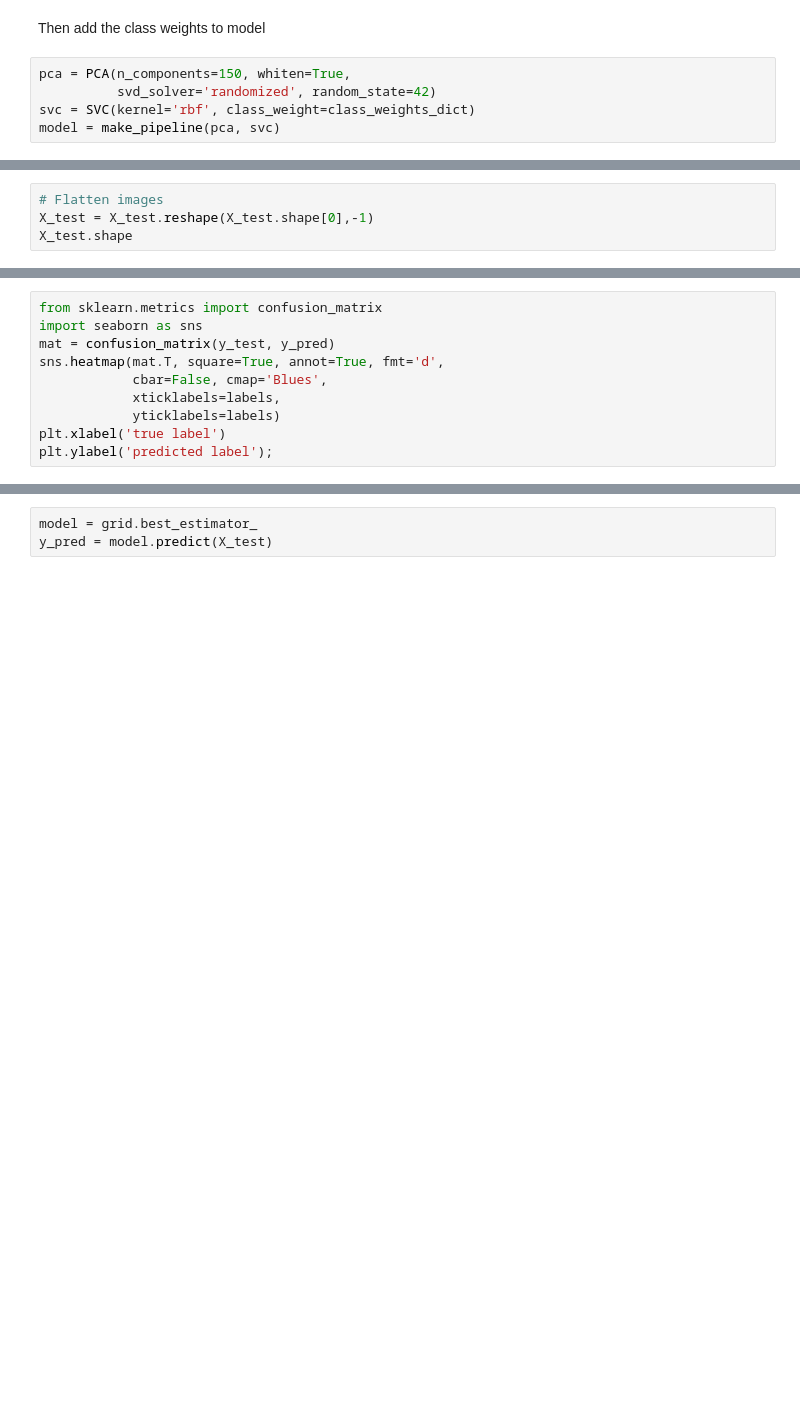
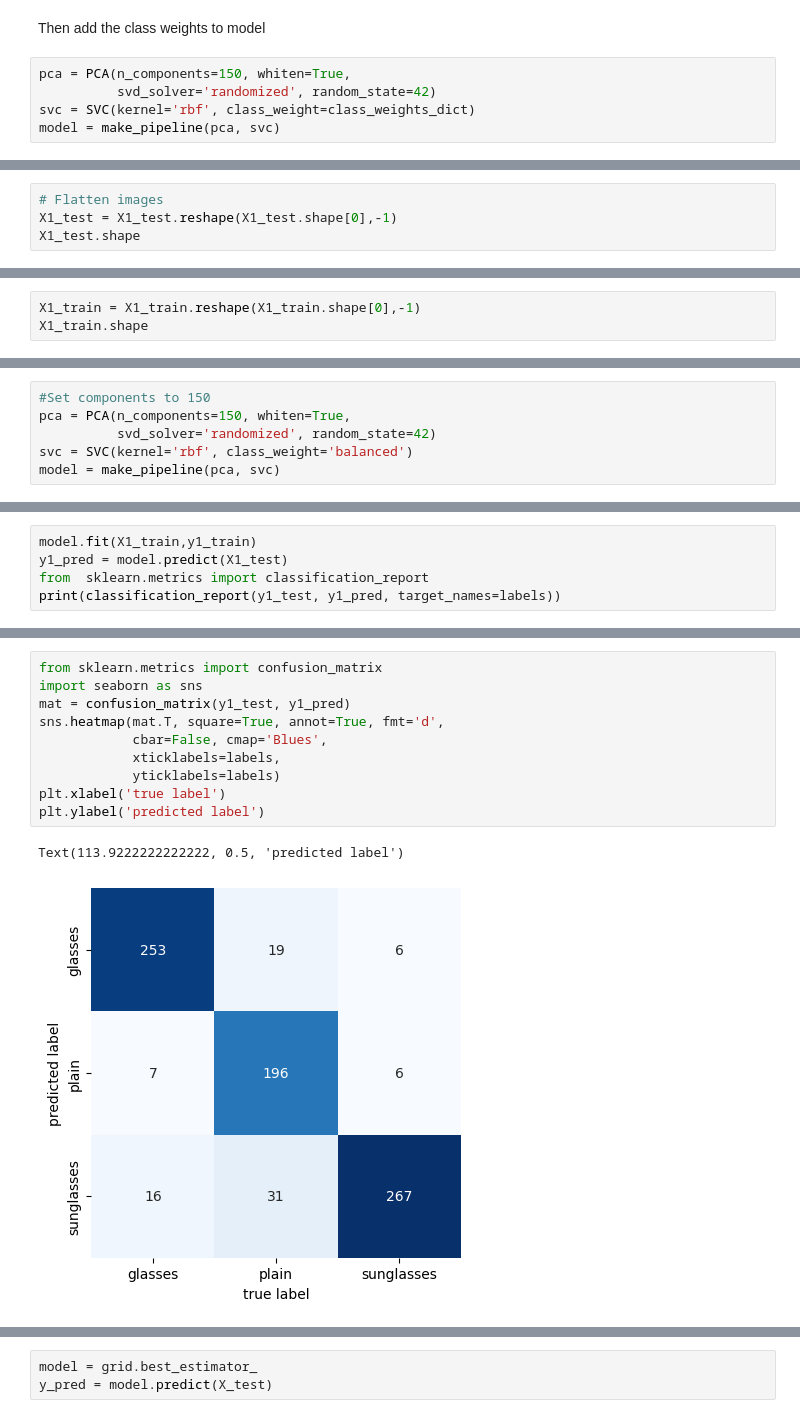
Before and after one commit to SHAKyMLRepo/Project-5-Glasses-Detection-using-Support-Vector-Machines, a Jupyter notebook: SVM_Project.ipynb, the cells around one changed output, grey strips where cells are left out. Cells and saved outputs as stored; diff of their text form; blank space fills up the shorter version.

```diff
--- a/SVM_Project.ipynb
+++ b/SVM_Project.ipynb
@@ -360,4 +504,4 @@ X_train, X_test, y_train, y_test = train_test_split(X, y,random_state=0)
 # %%
 # Flatten images
-X_test = X_test.reshape(X_test.shape[0],-1)
-X_test.shape
+X1_test = X1_test.reshape(X1_test.shape[0],-1)
+X1_test.shape
@@ -363,0 +510,3 @@ X_test.shape
+# %%
+X1_train = X1_train.reshape(X1_train.shape[0],-1)
+X1_train.shape
@@ -363,0 +515,6 @@ X_test.shape
+# %%
+#Set components to 150
+pca = PCA(n_components=150, whiten=True,
+          svd_solver='randomized', random_state=42)
+svc = SVC(kernel='rbf', class_weight='balanced')
+model = make_pipeline(pca, svc)
@@ -363,0 +523,5 @@ X_test.shape
+# %%
+model.fit(X1_train,y1_train)
+y1_pred = model.predict(X1_test)
+from  sklearn.metrics import classification_report
+print(classification_report(y1_test, y1_pred, target_names=labels))
@@ -364,10 +538,13 @@ X_test.shape
 # %%
 from sklearn.metrics import confusion_matrix
 import seaborn as sns
-mat = confusion_matrix(y_test, y_pred)
+mat = confusion_matrix(y1_test, y1_pred)
 sns.heatmap(mat.T, square=True, annot=True, fmt='d',
             cbar=False, cmap='Blues',
             xticklabels=labels,
             yticklabels=labels)
 plt.xlabel('true label')
-plt.ylabel('predicted label');
+plt.ylabel('predicted label')
+# %% [output]
+Text(113.9222222222222, 0.5, 'predicted label')
+[figure, added]
```
Also changed, not shown: parts of 48 cells of this notebook.
